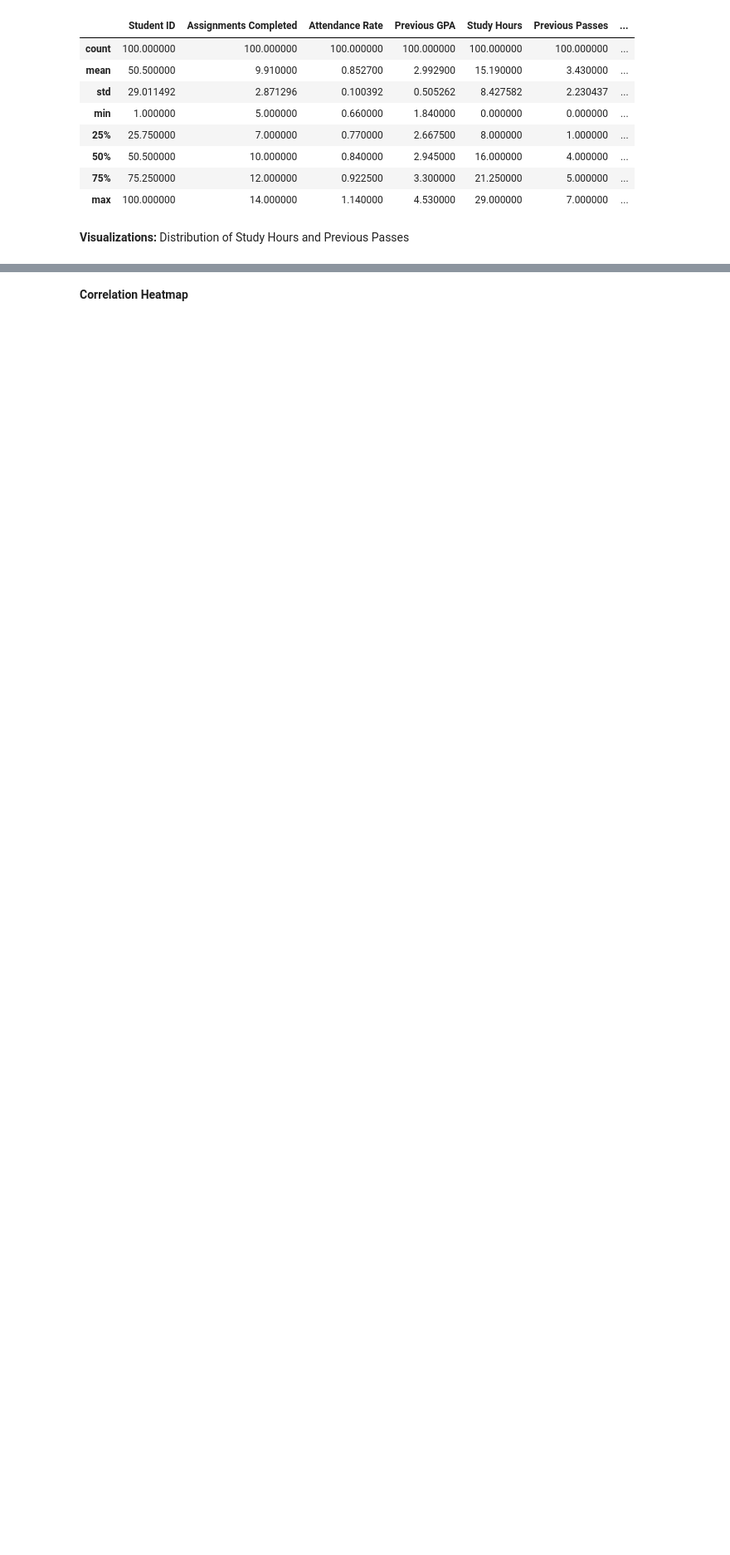
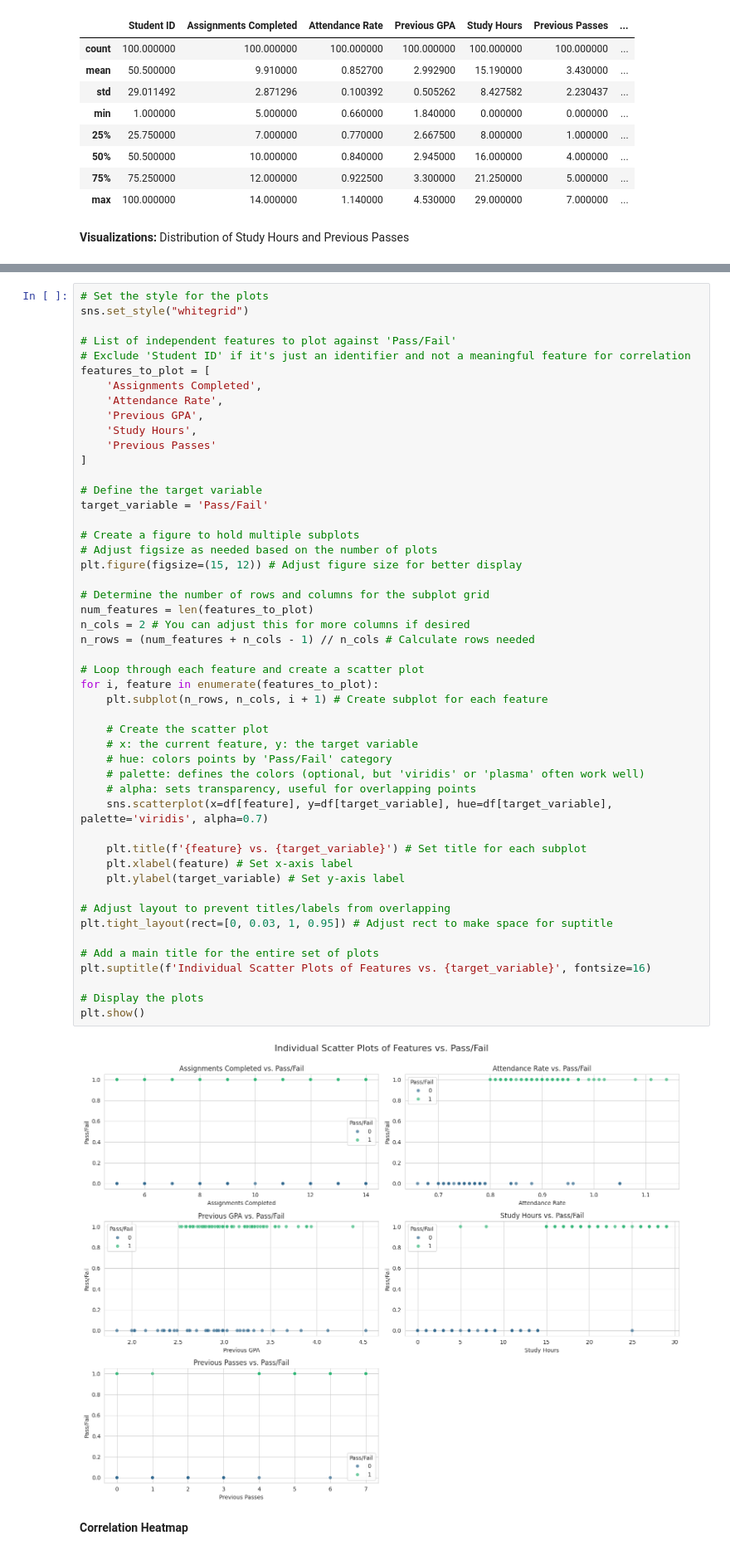
Before and after one commit to amrahmani/Machine-Learning, a Jupyter notebook: Ch3_LogisticRegression_Classification.ipynb, the cells around one changed output, grey strips where cells are left out. Shown at 83% size. Saved outputs shown, nothing was run; the diff lists cells and outputs as text; blank space fills up the shorter version.

```diff
--- a/Ch3_LogisticRegression_Classification.ipynb
+++ b/Ch3_LogisticRegression_Classification.ipynb
@@ -86,3 +88,54 @@ plt.show()
+# %%
+# Set the style for the plots
+sns.set_style("whitegrid")
+
+# List of independent features to plot against 'Pass/Fail'
+# Exclude 'Student ID' if it's just an identifier and not a meaningful feature for correlation
+features_to_plot = [
+    'Assignments Completed',
+    'Attendance Rate',
+    'Previous GPA',
+    'Study Hours',
+    'Previous Passes'
+]
+
+# Define the target variable
+target_variable = 'Pass/Fail'
+
+# Create a figure to hold multiple subplots
+# Adjust figsize as needed based on the number of plots
+plt.figure(figsize=(15, 12)) # Adjust figure size for better display
+
+# Determine the number of rows and columns for the subplot grid
+num_features = len(features_to_plot)
+n_cols = 2 # You can adjust this for more columns if desired
+n_rows = (num_features + n_cols - 1) // n_cols # Calculate rows needed
+
+# Loop through each feature and create a scatter plot
+for i, feature in enumerate(features_to_plot):
+    plt.subplot(n_rows, n_cols, i + 1) # Create subplot for each feature
+
+    # Create the scatter plot
+    # x: the current feature, y: the target variable
+    # hue: colors points by 'Pass/Fail' category
+    # palette: defines the colors (optional, but 'viridis' or 'plasma' often work well)
+    # alpha: sets transparency, useful for overlapping points
+    sns.scatterplot(x=df[feature], y=df[target_variable], hue=df[target_variable], palette='viridis', alpha=0.7)
+
+    plt.title(f'{feature} vs. {target_variable}') # Set title for each subplot
+    plt.xlabel(feature) # Set x-axis label
+    plt.ylabel(target_variable) # Set y-axis label
+
+# Adjust layout to prevent titles/labels from overlapping
+plt.tight_layout(rect=[0, 0.03, 1, 0.95]) # Adjust rect to make space for suptitle
+
+# Add a main title for the entire set of plots
+plt.suptitle(f'Individual Scatter Plots of Features vs. {target_variable}', fontsize=16)
+
+# Display the plots
+plt.show()
+# %% [output]
+[figure, added]
 # %% [markdown]
 **Correlation** **Heatmap**
 # %%
```
Also changed, not shown: parts of 3 cells of this notebook.
